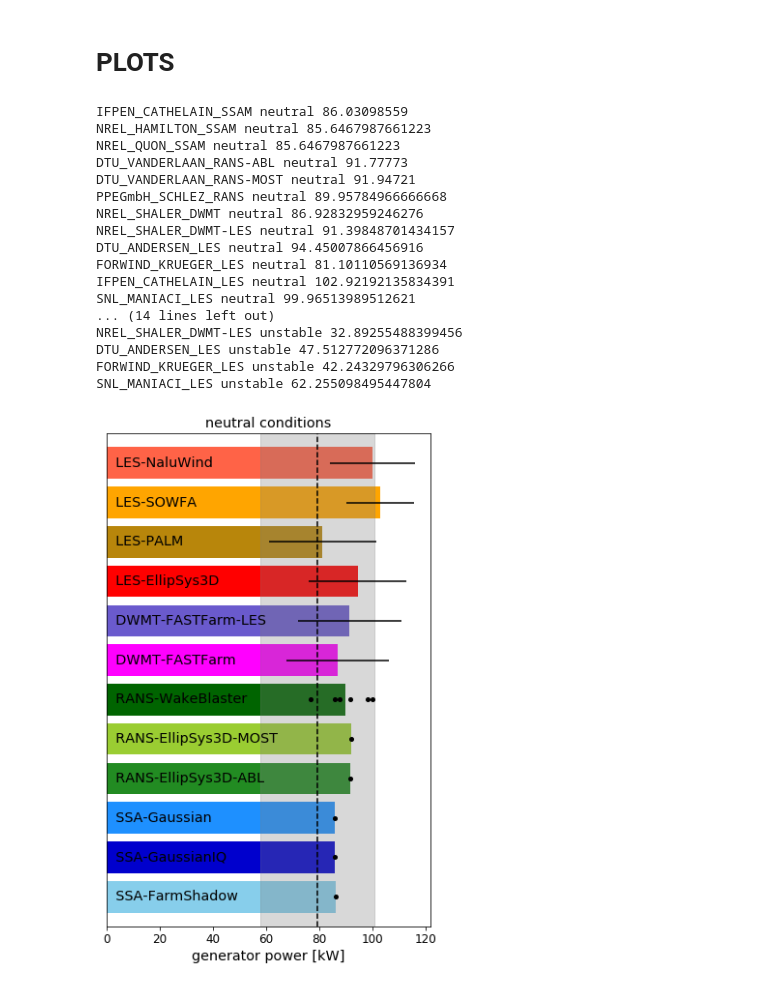
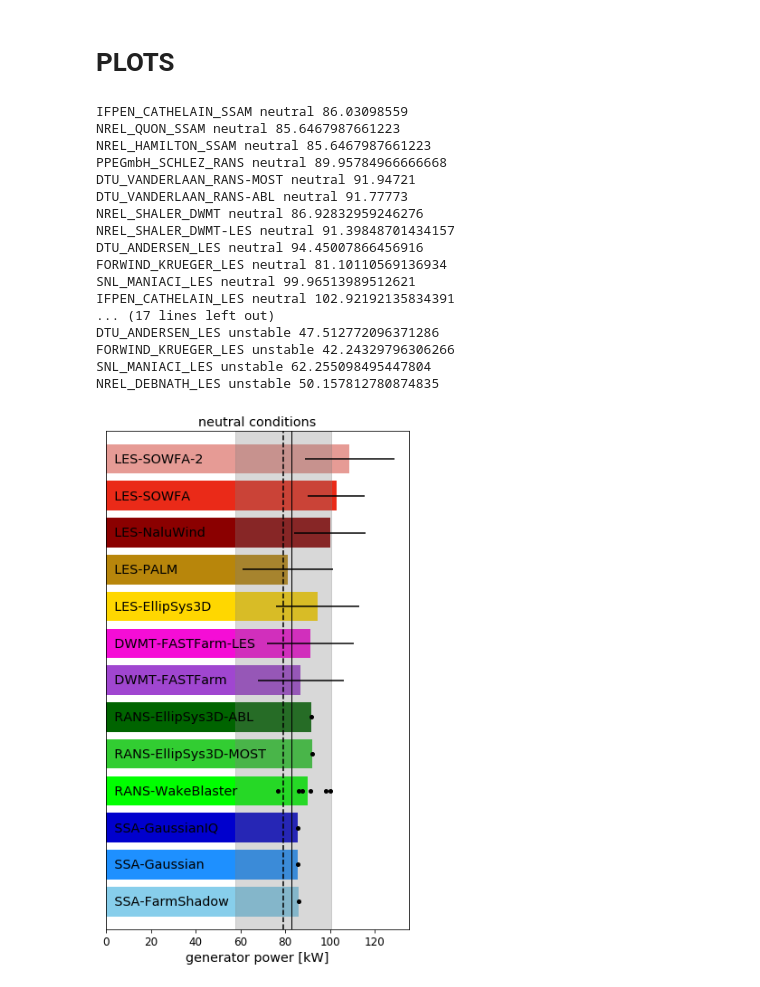
Before and after one commit to NREL/wakebench_swift, a Jupyter notebook: code/turbine_processing/2-compare_turbine_models.ipynb, the cells around one changed output. Cells and saved outputs as stored; diff of their text form; code cells hidden in the pictures.

Commit message:
Updated turbine plots
- updated plot order/colors
- revert to default xlim for neutral thrust plot
- output at 300 dpi
- plot openfast-predicted power

```diff
--- a/code/turbine_processing/2-compare_turbine_models.ipynb
+++ b/code/turbine_processing/2-compare_turbine_models.ipynb
@@ -55,7 +73,6 @@ final_labels = {
     'PPEGmbH_SCHLEZ_RANS': 'RANS-WakeBlaster',
     'NREL_DEBNATH_LES': 'LES-SOWFA-2',
     'SNL_MANIACI_LES': 'LES-NaluWind',
-    'NREL_LES_MARTINEZ':'LES-NaluWind-2',
     'NREL_HAMILTON_SSAM':'SSA-GaussianIQ',
     'NREL_QUON_SSAM':'SSA-Gaussian',
 }
@@ -168,6 +187,13 @@ for simtype in simtypes:
 print(sims_of_type)
 # %% [output]
 {'SSAM': ['IFPEN_CATHELAIN_SSAM', 'NREL_HAMILTON_SSAM', 'NREL_QUON_SSAM'], 'RANS': ['DTU_VANDERLAAN_RANS-ABL', 'DTU_VANDERLAAN_RANS-MOST', 'PPEGmbH_SCHLEZ_RANS'], 'DWMT': ['NREL_SHALER_DWMT', 'NREL_SH ...
+# %%
+if ids_in_order is None:
+    ids_in_order = []
+    for simtype in simtypes:
+        for name in sims_of_type[simtype]:
+            ids_in_order.append(name)
+    print('Ordering outputs by simulation type:',ids_in_order)
 # %% [markdown]
 ## load all data
 
@@ -176,7 +202,7 @@ Note:
 - Time-accurate data end up being read into a dataframe with output quantities as columns (accessible simply by `df[output]`)
 # %%
 def load_turbine_output(dpath,case):
-    flist = glob.glob(os.path.join(dpath,case,'*'))
+    flist = glob.glob(os.path.join(dpath,case,'*.txt'))
     print(dpath)
     if len(flist) == 0:
         print('  NO SUBMISSIONS FOUND')
@@ -270,7 +296,7 @@ refdata = {
 # %% [markdown]
 # PLOTS
 # %%
-plot_openfast_power = False
+plot_openfast_power = True
 plot_openfast_thrust = False
 # %%
 # label properties
@@ -290,65 +316,64 @@ for case in cases:
     Nresults = len(avail.keys())
     irow = 0
     fig,ax = plt.subplots(figsize=(6,6))
-    for simtype in simtypes:
-        for name in sims_of_type[simtype]:
-            if name in avail.keys():
-                data = turbinedata[case][name]
-                if data[0].index.name == 'time_[s]':
-                    # list of time histories of all quantities
-                    mean = np.mean([df[output].mean() for df in data])  # mean of means
-                    err = np.mean([df[output].std() for df in data])  # mean of stdevs
-                    ax.barh(irow, mean, xerr=err, color=colors[name])
-                    ax.text(0,irow, indent+final_labels[name], color=color,
-                            verticalalignment='center', fontsize=labelsize, fontweight=weight)
-                else:
-                    # list of steady-state results
-                    data = [df.loc[output] for df in data]
-                    mean = np.mean(data)
-                    ax.barh(irow, mean, color=colors[name])
-                    ax.plot(data, len(data)*[irow], 'ko', markersize=4)
-                    ax.text(0,irow, indent+final_labels[name], color=color,
-                            verticalalignment='center', fontsize=labelsize, fontweight=weight)
-                irow += 1
-                print(name,case,mean)
+    for name in ids_in_order:
+        if name in avail.keys():
+            data = turbinedata[case][name]
+            if data[0].index.name == 'time_[s]':
+                # list of time histories of all quantities
+                mean = np.mean([df[output].mean() for df in data])  # mean of means
+                err = np.mean([df[output].std() for df in data])  # mean of stdevs
+                ax.barh(irow, mean, xerr=err, color=colors[name])
+                ax.text(0,irow, indent+final_labels[name], color=color,
+                        verticalalignment='center', fontsize=labelsize, fontweight=weight)
+            else:
+                # list of steady-state results
+                data = [df.loc[output] for df in data]
+                mean = np.mean(data)
+                ax.barh(irow, mean, color=colors[name])
+                ax.plot(data, len(data)*[irow], 'ko', markersize=4)
+                ax.text(0,irow, indent+final_labels[name], color=color,
+                        verticalalignment='center', fontsize=labelsize, fontweight=weight)
+            irow += 1
+            print(name,case,mean)
 
     # plot reference data as shaded region
     refmean = refdata[case].loc[output]['mean']
     referr = refdata[case].loc[output]['stdev']
     ax.axvline(refmean, color='k', ls='--')
     ax.axvspan(refmean-referr, refmean+referr, color='0.5', alpha=0.3)
 
     if plot_openfast_power:
         ax.axvline(ref_power[case], color='k', lw=1)
 
     # axes formatting
     ax.tick_params(axis='y',width=0,labelleft=False)
     ax.tick_params(labelsize='large')
     ax.set_ylim((-0.75,irow-0.25))
     ax.set_xlabel(output.replace('_',' '), fontsize='x-large')
     ax.set_title(case+' conditions', fontsize='x-large')
 
     # adjust figure height to get bars to the same height
     fig.set_figheight((irow+0.5)*barheight)
 
     # save figure
-    fig.savefig('compare_{:s}_{:s}.png'.format(output,case), bbox_inches='tight')
+    fig.savefig('compare_{:s}_{:s}.png'.format(output,case), bbox_inches='tight', dpi=outputdpi)
 # %% [output]
 IFPEN_CATHELAIN_SSAM neutral 86.03098559
+NREL_QUON_SSAM neutral 85.6467987661223
 NREL_HAMILTON_SSAM neutral 85.6467987661223
-NREL_QUON_SSAM neutral 85.6467987661223
+PPEGmbH_SCHLEZ_RANS neutral 89.95784966666668
+DTU_VANDERLAAN_RANS-MOST neutral 91.94721
 DTU_VANDERLAAN_RANS-ABL neutral 91.77773
-DTU_VANDERLAAN_RANS-MOST neutral 91.94721
-PPEGmbH_SCHLEZ_RANS neutral 89.95784966666668
 NREL_SHALER_DWMT neutral 86.92832959246276
 NREL_SHALER_DWMT-LES neutral 91.39848701434157
 DTU_ANDERSEN_LES neutral 94.45007866456916
 FORWIND_KRUEGER_LES neutral 81.10110569136934
+SNL_MANIACI_LES neutral 99.96513989512621
 IFPEN_CATHELAIN_LES neutral 102.92192135834391
-SNL_MANIACI_LES neutral 99.96513989512621
-... (14 lines left out)
-NREL_SHALER_DWMT-LES unstable 32.89255488399456
+... (17 lines left out)
 DTU_ANDERSEN_LES unstable 47.512772096371286
 FORWIND_KRUEGER_LES unstable 42.24329796306266
 SNL_MANIACI_LES unstable 62.255098495447804
+NREL_DEBNATH_LES unstable 50.157812780874835
-[figure, old version]
+[figure, new version]
```
Also changed, not shown: parts of 12 cells of this notebook.
